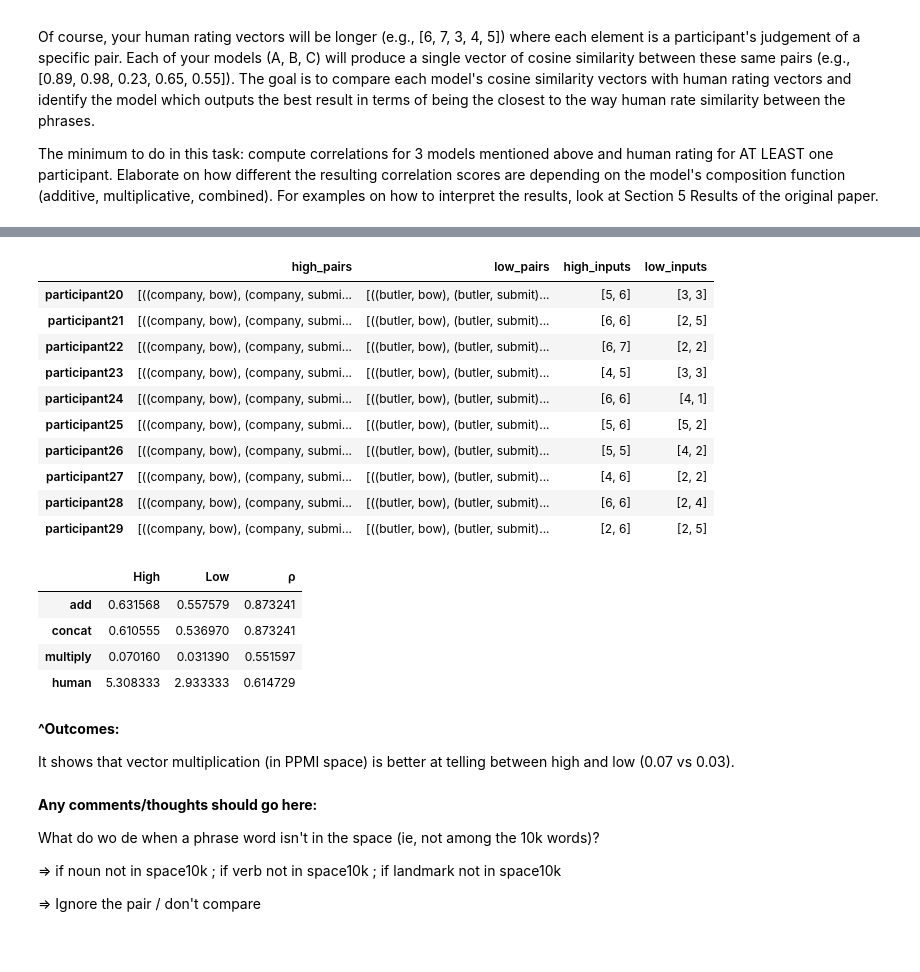
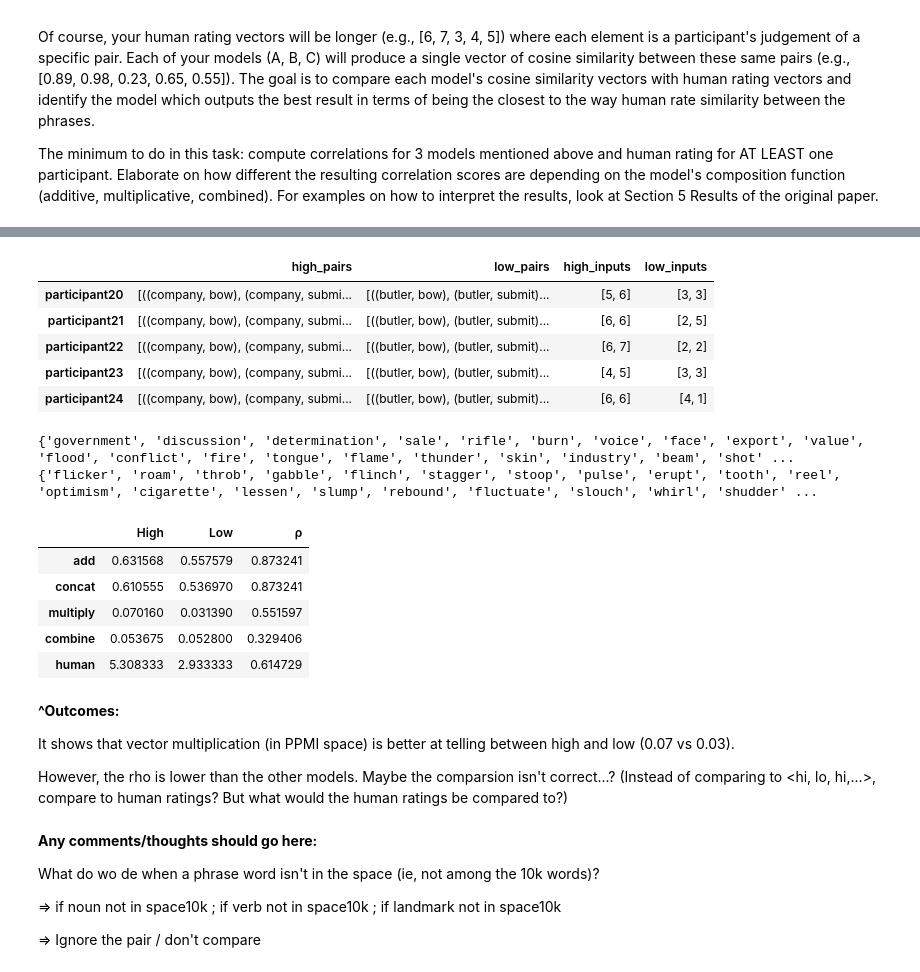
Before and after one commit to chickenbror/computational-semantics-vt21, a Jupyter notebook: 02-vector-semantics/assignment/BlueMetalLlamas_vector_semantics.ipynb, the cells around one changed output, grey strips where cells are left out. Saved outputs shown, nothing was run; the diff lists cells and outputs as text; code cells hidden in the pictures.

```diff
--- a/02-vector-semantics/assignment/BlueMetalLlamas_vector_semantics.ipynb
+++ b/02-vector-semantics/assignment/BlueMetalLlamas_vector_semantics.ipynb
@@ -426,41 +407,56 @@ pd.DataFrame.from_dict(dataset).transpose()
 # %%
 #your code should go here
 
-# Load the text file and process a dict
-with open('mitchell_lapata_acl08.txt') as f:
-    lines = [l.rstrip('\n').split() for l in f]
-    participants = {}
-    for r in lines[1:]:
-        participant, verb, noun, landmark, inputn, hilo = r
-        refpair, landmarkpair = (noun,verb), (noun,landmark)
-        pairs = (refpair, landmarkpair)
-        inputn = int(inputn)
+def process_entries(filename, corpus):
+    # Load the text file and process a dict
+    with open(filename) as f:
+        lines = [l.rstrip('\n').split() for l in f]
+        participants = {} # each participant's entries
+        compared_words, removed_words = set(), set()  # Words among/not among 10k
+        for r in lines[1:]:
+            participant, verb, noun, landmark, inputn, hilo = r
+            pairs = ( (noun,verb), (noun,landmark) ) # reference phrase, landmark phrase
+            inputn = int(inputn)
 
-        # Init dictinary and keys:lists
-        if participant not in participants:
-            p = participants[participant] = {}
-            p['high_pairs'],p['low_pairs'],p['high_inputs'],p['low_inputs'] = [],[],[],[]
+            # Init dictinary and keys:lists
+            if participant not in participants:
+                p = participants[participant] = {}
+                p['high_pairs'],p['low_pairs'],p['high_inputs'],p['low_inputs'] = [],[],[],[]
 
-        # Update dictinary
-        if noun in space_10k and verb in space_10k and landmark in space:  # QUE: it makes each participants evaluations very short, so how can we eval correlation of only ONE participant???
-            p[f'{hilo}_pairs'].append(pairs)
-            p[f'{hilo}_inputs'].append(inputn)
+            # Update dictinary
+            if noun in corpus and verb in corpus and landmark in corpus:  # QUE: it makes each participant's entries very short, so can we still eval correlation of only ONE participant???
+                p[f'{hilo}_pairs'].append(pairs)
+                p[f'{hilo}_inputs'].append(inputn)
+
+            for word in [noun,verb,landmark]:
+                if word in corpus:
+                    compared_words.update(set([word]))
+                else:
+                    removed_words.update(set([word]))
+
+    return participants, compared_words, removed_words
+
+# Process the data file
+participant_matrix = 'mitchell_lapata_acl08.txt'
+corpus = ktw_10k
+participants, compared_words, removed_words = process_entries(participant_matrix, corpus)
 
 # (visualise the dictionary)
 import pandas as pd
-pd.DataFrame.from_dict(participants).transpose()[:10]  # hilo-> researcher-judged ; input-> participant-scored
+pd.DataFrame.from_dict(participants).transpose()[:5]  # high-or-low -> researcher-judged ; input-> participant-rated
 # %% [output]
 |  | high_pairs | low_pairs | high_inputs | low_inputs |
 | participant20 | [((company, bow), (company, submi... | [((butler, bow), (butler, submit)... | [5, 6] | [3, 3] |
 | participant21 | [((company, bow), (company, submi... | [((butler, bow), (butler, submit)... | [6, 6] | [2, 5] |
 | participant22 | [((company, bow), (company, submi... | [((butler, bow), (butler, submit)... | [6, 7] | [2, 2] |
 | participant23 | [((company, bow), (company, submi... | [((butler, bow), (butler, submit)... | [4, 5] | [3, 3] |
 | participant24 | [((company, bow), (company, submi... | [((butler, bow), (butler, submit)... | [6, 6] | [4, 1] |
-| participant25 | [((company, bow), (company, submi... | [((butler, bow), (butler, submit)... | [5, 6] | [5, 2] |
-| participant26 | [((company, bow), (company, submi... | [((butler, bow), (butler, submit)... | [5, 5] | [4, 2] |
-| participant27 | [((company, bow), (company, submi... | [((butler, bow), (butler, submit)... | [4, 6] | [2, 2] |
-| participant28 | [((company, bow), (company, submi... | [((butler, bow), (butler, submit)... | [6, 6] | [2, 4] |
-| participant29 | [((company, bow), (company, submi... | [((butler, bow), (butler, submit)... | [2, 6] | [2, 5] |
+# %%
+print(compared_words)  # words in phrases that are compared
+print(removed_words) # words aren't in space10k and should not be compared, so they were removed
+# %% [output]
+{'government', 'discussion', 'determination', 'sale', 'rifle', 'burn', 'voice', 'face', 'export', 'value', 'flood', 'conflict', 'fire', 'tongue', 'flame', 'thunder', 'skin', 'industry', 'beam', 'shot' ...
+{'flicker', 'roam', 'throb', 'gabble', 'flinch', 'stagger', 'stoop', 'pulse', 'erupt', 'tooth', 'reel', 'optimism', 'cigarette', 'lessen', 'slump', 'rebound', 'fluctuate', 'slouch', 'whirl', 'shudder' ...
 # %%
 # Vectors-combining function
 import numpy as np
@@ -476,7 +472,7 @@ def cos_sim(vec1, vec2):
     vlen = lambda v:math.sqrt(numpy.sum(numpy.square(v)))
     vlen1, vlen2 = vlen(vec1), vlen(vec2)
 
-    cosine_similarity = 0.0 if vlen1 == 0.0 or vlen2 == 0.0 else np.sum(vec1 * vec2) / (vlen1 * vlen2)
+    cosine_similarity = 0.0 if (vlen1 == 0.0 or vlen2 == 0.0) else np.sum(vec1 * vec2) / (vlen1 * vlen2)
     return cosine_similarity
 
 # Testing the models:
@@ -493,14 +489,17 @@ for participant in participants:
     p = participants[participant]
     humans_hi += p['high_inputs']
     humans_lo += p['low_inputs']
+humans_hilo = humans_hi+humans_lo
 
 # Compare gold, human participants, and models
 results = {}
 
+# Different models of combining two vectors
 models = {
-'add': lambda v1,v2:v1+v2,  # eg (<1,2,3>,<4,5,6>) => <5,7,9>
-'concat': lambda v1,v2:np.concatenate( (v1,v2) ), # eg (<1,2,3>,<4,5,6>) => <1,2,3,4,5,6>
-'multiply': lambda v1,v2:v1*v2, # eg (<1,2,3>,<4,5,6>) => <4,10,18>,
+'add': lambda v1,v2 : v1+v2,  # eg (<1,2,3>,<4,5,6>) => <5,7,9>
+'concat': lambda v1,v2 : np.concatenate( (v1,v2) ), # eg (<1,2,3>,<4,5,6>) => <1,2,3,4,5,6>
+'multiply': lambda v1,v2 : v1*v2, # eg (<1,2,3>,<4,5,6>) => <4,10,18>
+'combine': lambda v1,v2: v1*0 + v2*0.95 + v1*v2*0.05 # eg (<1,2,3>,<4,5,6>) => <4.0,5.25,6.6> ;
 }
 
 for modelname,func in models.items():
@@ -522,7 +521,7 @@ for modelname,func in models.items():
 # Add human results for comparison
 hu = results['human'] = {}
 hu['High'], hu['Low'] = mean(humans_hi), mean(humans_lo) # scale from 1~7
-hu_rho, hu_pval = stats.spearmanr(hilo_golds, humans_hi+humans_lo) # checking how well gold & human-scores align with each other
+hu_rho, hu_pval = stats.spearmanr(hilo_golds, humans_hilo) # checking how well gold & human-scores align with each other
 hu['ρ'] = hu_rho
 
 res_df = pd.DataFrame.from_dict(results, orient='index')
@@ -532,11 +531,14 @@ res_df
 | add | 0.631568 | 0.557579 | 0.873241 |
 | concat | 0.610555 | 0.536970 | 0.873241 |
 | multiply | 0.070160 | 0.031390 | 0.551597 |
+| combine | 0.053675 | 0.052800 | 0.329406 |
 | human | 5.308333 | 2.933333 | 0.614729 |
 # %% [markdown]
 **^Outcomes:**
 
 It shows that vector multiplication (in PPMI space) is better at telling between high and low (0.07 vs 0.03).
+
+However, the rho is lower than the other models. Maybe the comparsion isn't correct...? (Instead of comparing to <hi, lo, hi,...>, compare to human ratings? But what would the human ratings be compared to?)
 # %% [markdown]
 **Any comments/thoughts should go here:**
 
```
Also changed, not shown: parts of 1 cell of this notebook, 2 other files.
